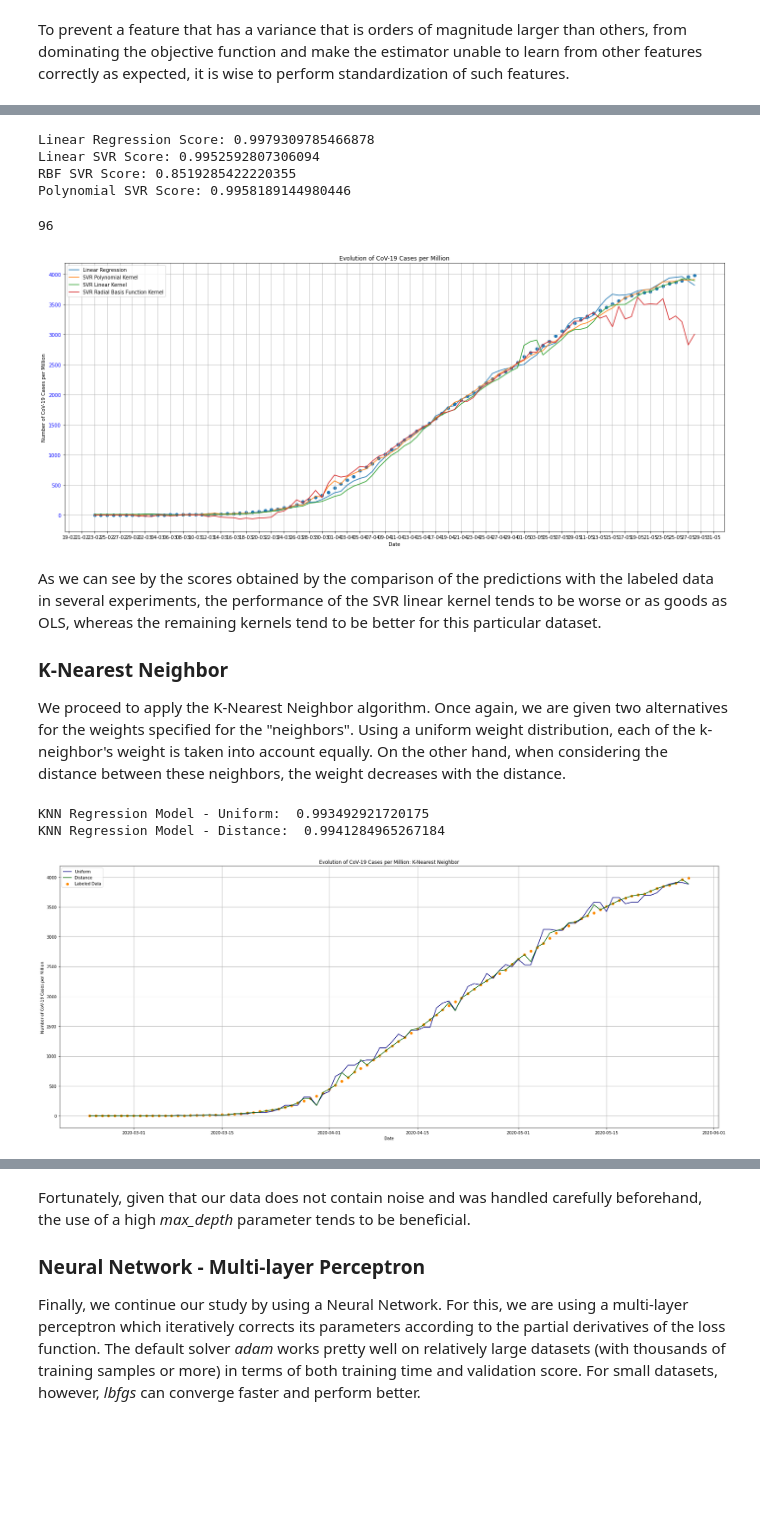
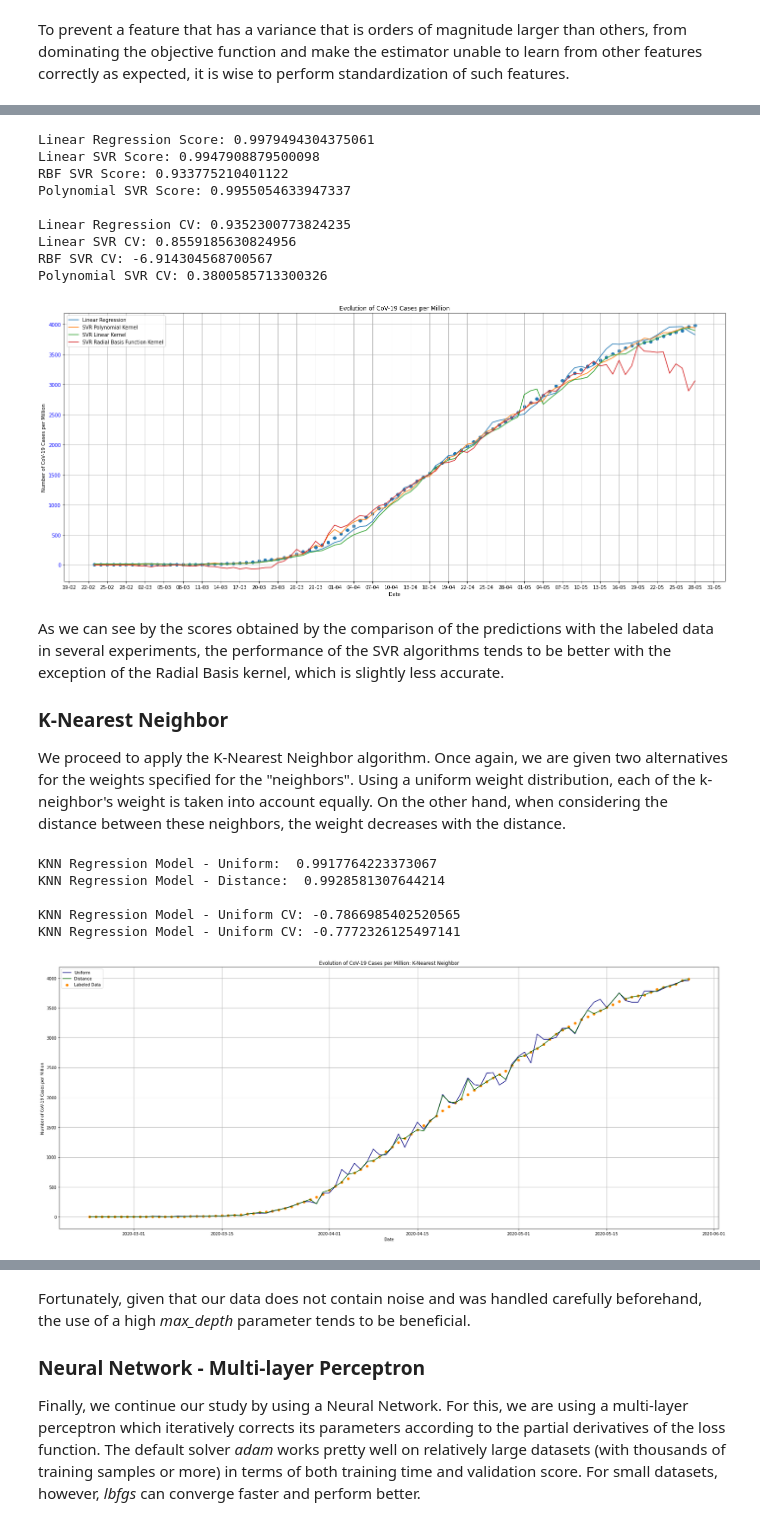
Before and after one commit to diogoalex01/FEUP-IART, a Jupyter notebook: SupervisedLearning/COVID-19.ipynb, the cells around one changed output, grey strips where cells are left out. Cells and saved outputs as stored; diff of their text form; code cells hidden in the pictures; blank space fills up the shorter version.

```diff
--- a/SupervisedLearning/COVID-19.ipynb
+++ b/SupervisedLearning/COVID-19.ipynb
@@ -74,7 +109,4 @@ After reading the input file, we proceed to select and analyze its data. Since w
 # %%
-# country = 'US'
-# data = data.loc[(data.country == country)]
-data = data.reset_index(drop=True)
 # If we were taking the country column into account,
 # it would intersting to take care of the Dummy Variable Trap.
 # Alternatively, we chose to eliminate these columns completely.
@@ -326,7 +266,7 @@ svr_poly_model = svr_poly.fit(X_train, Y_train)
 # Obtaining predictions from models
 X_pred = X[1067:1163,:]
 Y_pred_label = Y[1067:1163,:]
-# X_pred
+
 linear_predictions = lm.predict(X_pred)
 svr_lin_predictions = svr_lin_model.predict(X_pred)
 svr_rbf_predictions = svr_rbf_model.predict(X_pred)
@@ -349,22 +289,26 @@ svr_lin_eval = cross_val_score(svr_lin, X, Y, cv=10)
 svr_rbf_eval = cross_val_score(svr_rbf, X, Y, cv=10)
 svr_poly_eval = cross_val_score(svr_poly, X, Y, cv=10)
 
-# print("Linear Regression CV:", np.mean(linear_eval))
-# print("Linear SVR CV: %s" % (np.mean(svr_lin_eval)))
-# print("RBF SVR CV: %s" % (np.mean (svr_rbf_eval)))
-# print("Polynomial SVR CV: %s" % (np.mean(svr_poly_eval)))
+print("\nLinear Regression CV:", np.mean(linear_eval))
+print("Linear SVR CV: %s" % (np.mean(svr_lin_eval)))
+print("RBF SVR CV: %s" % (np.mean (svr_rbf_eval)))
+print("Polynomial SVR CV: %s" % (np.mean(svr_poly_eval)))
 # %% [output]
-Linear Regression Score: 0.9979309785466878
-Linear SVR Score: 0.9952592807306094
-RBF SVR Score: 0.8519285422220355
-Polynomial SVR Score: 0.9958189144980446
+Linear Regression Score: 0.9979494304375061
+Linear SVR Score: 0.9947908879500098
+RBF SVR Score: 0.933775210401122
+Polynomial SVR Score: 0.9955054633947337
+
+Linear Regression CV: 0.9352300773824235
+Linear SVR CV: 0.8559185630824956
+RBF SVR CV: -6.914304568700567
+Polynomial SVR CV: 0.3800585713300326
 # %%
 # Visual Comparison of the predictions obtained by different
 # parameterizations of the SVR model compared to a Linear Regression model
 dates = data['date']
 date_format = [pd.to_datetime(d) for d in dates]
-print(len(date_format[0:96]))
-# print(len(Y_pred_label))
+
 _, ax = plt.subplots(figsize=(24, 10))
 ax.grid()
 ax.scatter(date_format[0:96], Y_pred_label)
@@ -377,50 +321,57 @@ ax.legend((linear_plot, svr_poly_plot, svr_lin_plot, svr_rbf_plot), ('Linear Reg
 ax.set(xlabel="Date", ylabel='Number of CoV-19 Cases per Million', title=("Evolution of CoV-19 Cases per Million"))
 date_form = DateFormatter("%d-%m")
 ax.xaxis.set_major_formatter(date_form)
-ax.xaxis.set_major_locator(mdates.DayLocator(interval=2))
+ax.xaxis.set_major_locator(mdates.DayLocator(interval=3))
 ax.tick_params(axis='y', labelcolor= "blue")
 # %% [output]
-96
-[figure, old version]
+[figure, new version]
 # %% [markdown]
-As we can see by the scores obtained by the comparison of the predictions with the labeled data in several experiments, the performance of the SVR linear kernel tends to be worse or as goods as OLS, whereas the remaining kernels tend to be better for this particular dataset.
-
+As we can see by the scores obtained by the comparison of the predictions with the labeled data in several experiments, the performance of the SVR algorithms tends to be better with the exception of the Radial Basis kernel, which is slightly less accurate.
 ### K-Nearest Neighbor
 
 We proceed to apply the K-Nearest Neighbor algorithm. Once again, we are given two alternatives for the weights specified for the "neighbors". Using a uniform weight distribution, each of the k-neighbor's weight is taken into account equally. On the other hand, when considering the distance between these neighbors, the weight decreases with the distance.
 # %%
 n_neighbors = 3
+
 # K-Nearest Neighbor Models
 knn_uniform = neighbors.KNeighborsRegressor(n_neighbors, weights='uniform')
 knn_distance = neighbors.KNeighborsRegressor(n_neighbors, weights='distance')
 
 # Fitting/Training and obtaining predictions from models
-# X_pred = X[1746:,:]
-# Y_pred_label = Y[1746:,:]
 knn_predictions_uniform = knn_uniform.fit(X_train, Y_train).predict(X_pred)
 knn_predictions_distance = knn_distance.fit(X_train, Y_train).predict(X_pred)
 
 # Testing models
 knn_uniform_score = knn_uniform.score(X_test, Y_test)
 knn_distance_score = knn_distance.score(X_test, Y_test)
 
 print("KNN Regression Model - Uniform:  %s"  % (knn_uniform_score))
 print("KNN Regression Model - Distance:  %s"  % (knn_distance_score))
+
+# Evaluating the models
+uniform_eval = cross_val_score(knn_uniform, X, Y, cv=10)
+distance_eval = cross_val_score(knn_distance, X, Y, cv=10)
+
+print("\nKNN Regression Model - Uniform CV:", np.mean(uniform_eval))
+print("KNN Regression Model - Uniform CV: %s" % (np.mean(distance_eval)))
 
 # Visual Comparison of the predictions obtained by different
 # parameterizations of the KNN model
 _, ax = plt.subplots(figsize=(24, 10))
 ax.grid()
 labeled = ax.scatter(date_format[0:96], Y_pred_label, color='darkorange', label='data')
 unif, = ax.plot(date_format[0:96], knn_predictions_uniform, color='navy')
 dist, = ax.plot(date_format[0:96], knn_predictions_distance, color='darkgreen')
 ax.legend((unif, dist, labeled), ('Uniform', 'Distance','Labeled Data'), loc='upper left', shadow=False)
 ax.set(xlabel="Date", ylabel='Number of CoV-19 Cases per Million', title = "Evolution of CoV-19 Cases per Million: K-Nearest Neighbor")
 ax.axis('tight')
 plt.tight_layout()
 plt.show()
 # %% [output]
-KNN Regression Model - Uniform:  0.993492921720175
-KNN Regression Model - Distance:  0.9941284965267184
+KNN Regression Model - Uniform:  0.9917764223373067
+KNN Regression Model - Distance:  0.9928581307644214
+
+KNN Regression Model - Uniform CV: -0.7866985402520565
+KNN Regression Model - Uniform CV: -0.7772326125497141
-[figure, old version]
+[figure, new version]
 # %% [markdown]
```
Also changed, not shown: parts of 26 cells of this notebook, 20 other files.
